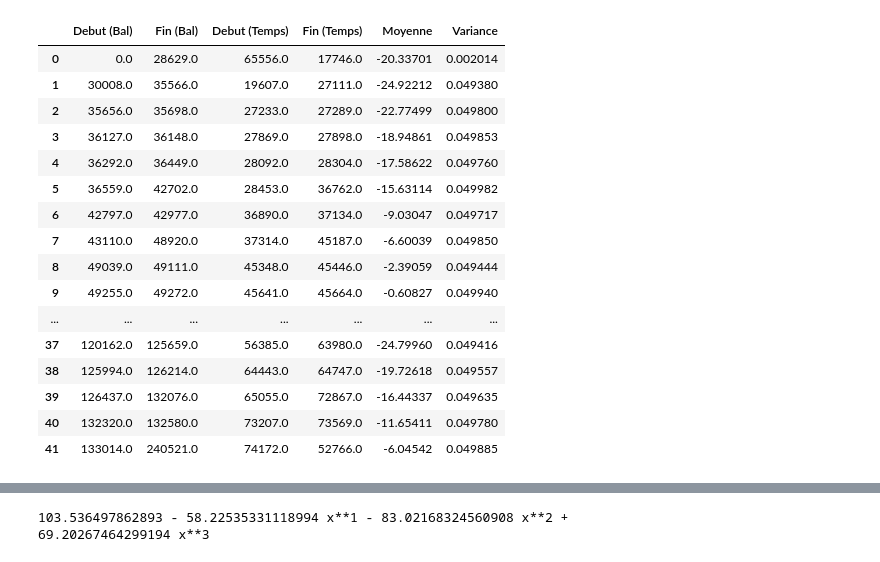
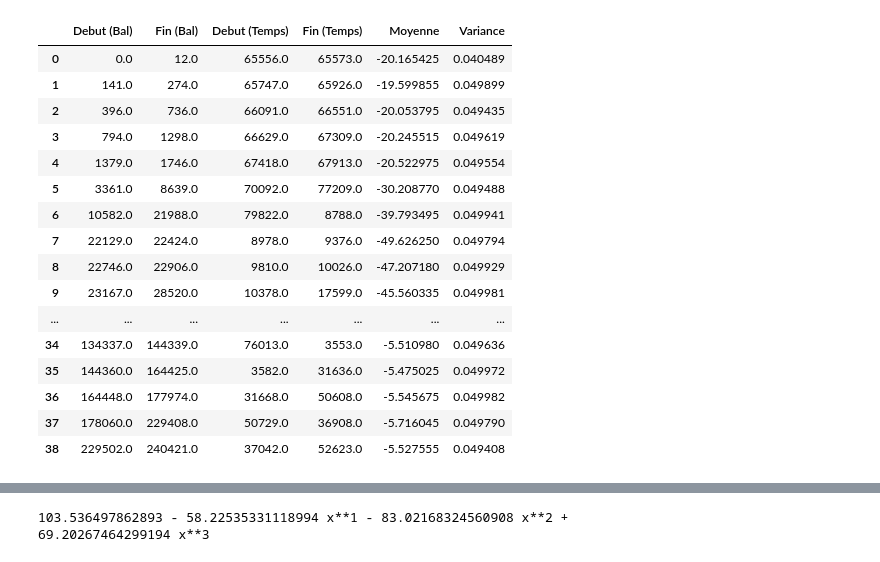
Before and after one commit to MatLD33/Projet-Info, a Jupyter notebook: lecture.ipynb, the cells around one changed output, grey strips where cells are left out. Cells and saved outputs as stored; diff of their text form; code cells hidden in the pictures.

```diff
--- a/lecture.ipynb
+++ b/lecture.ipynb
@@ -6,6 +6,7 @@ import numpy as np
 def str_to_float(number):
     '''
     Cette fonction permet de convertir un string en float
+    Elle est nécessaire au vu de la façon dont sont écrits les nombres dans les fichiers csv
     Ex : '1234,56' -> 1234.56
     '''
     num = number.split(',')
@@ -35,6 +36,10 @@ def create_data(path,n,data_type = 'value'):
     '''
     Cette fonction retourne les données d'un fichier csv
     Elle retroune les données de la colonne n
+
+    x : abscisses en numéro de balayage
+    data_to_plot : nom de la donnée
+    val : valeur des données en float ou time
     '''
     data = pd.read_csv(path, index_col="Bal", delimiter=";")
     columns = data.columns
@@ -109,4 +114,5 @@ def detect_stable_stage(path, precision=0.1, window_size=100, plot=False) :
     if plot :
         plt.plot(variances)
         plt.plot([precision]*(n-window_size),'r')
+        plt.ylabel('Variance')
     return stages_matrix
@@ -134,12 +166,14 @@ array([[ 0.00000000e+00,  2.86290000e+04,  6.55560000e+04,
 # %%
 def stables_stage_csv(path, precision=0.1, window_size=100):
     '''
-    Cette fonction permet de détecter les paliers stables d'un fichier csv
+    Cette fonction permet de retourne les paliers stables d'un fichier csv
     Elle retourne une dataframe de taille (nb_stages,4) avec :
     - La première colonne : le début du palier
     - La deuxième colonne : la fin du palier
-    - La troisième colonne : la moyenne du palier
-    - La quatrième colonne : la variance du palier
+    - La troisième colonne : le début du palier (en temps)
+    - La quatrième colonne : la fin du palier (en temps)
+    - La cinquièle colonne : la moyenne du palier
+    - La sixième colonne : la variance du palier
     '''
     stages_matrix = detect_stable_stage(path, precision, window_size)
     nb_stages = len(stages_matrix)
@@ -148,25 +182,25 @@ def stables_stage_csv(path, precision=0.1, window_size=100):
     df.to_csv('Plot\\mat_'+new_name(path,'csv'))
     return df
 # %%
-stables_stage_csv("Data\\refPVT.csv",precision=0.05,window_size=100)
+stables_stage_csv("Data\\refPVT.csv",precision=0.05,window_size=200)
 # %% [output]
 |  | Debut (Bal) | Fin (Bal) | Debut (Temps) | Fin (Temps) | Moyenne | Variance |
-| 0 | 0.0 | 28629.0 | 65556.0 | 17746.0 | -20.33701 | 0.002014 |
-| 1 | 30008.0 | 35566.0 | 19607.0 | 27111.0 | -24.92212 | 0.049380 |
-| 2 | 35656.0 | 35698.0 | 27233.0 | 27289.0 | -22.77499 | 0.049800 |
-| 3 | 36127.0 | 36148.0 | 27869.0 | 27898.0 | -18.94861 | 0.049853 |
-| 4 | 36292.0 | 36449.0 | 28092.0 | 28304.0 | -17.58622 | 0.049760 |
-| 5 | 36559.0 | 42702.0 | 28453.0 | 36762.0 | -15.63114 | 0.049982 |
-| 6 | 42797.0 | 42977.0 | 36890.0 | 37134.0 | -9.03047 | 0.049717 |
-| 7 | 43110.0 | 48920.0 | 37314.0 | 45187.0 | -6.60039 | 0.049850 |
-| 8 | 49039.0 | 49111.0 | 45348.0 | 45446.0 | -2.39059 | 0.049444 |
-| 9 | 49255.0 | 49272.0 | 45641.0 | 45664.0 | -0.60827 | 0.049940 |
+| 0 | 0.0 | 12.0 | 65556.0 | 65573.0 | -20.165425 | 0.040489 |
+| 1 | 141.0 | 274.0 | 65747.0 | 65926.0 | -19.599855 | 0.049899 |
+| 2 | 396.0 | 736.0 | 66091.0 | 66551.0 | -20.053795 | 0.049435 |
+| 3 | 794.0 | 1298.0 | 66629.0 | 67309.0 | -20.245515 | 0.049619 |
+| 4 | 1379.0 | 1746.0 | 67418.0 | 67913.0 | -20.522975 | 0.049554 |
+| 5 | 3361.0 | 8639.0 | 70092.0 | 77209.0 | -30.208770 | 0.049488 |
+| 6 | 10582.0 | 21988.0 | 79822.0 | 8788.0 | -39.793495 | 0.049941 |
+| 7 | 22129.0 | 22424.0 | 8978.0 | 9376.0 | -49.626250 | 0.049794 |
+| 8 | 22746.0 | 22906.0 | 9810.0 | 10026.0 | -47.207180 | 0.049929 |
+| 9 | 23167.0 | 28520.0 | 10378.0 | 17599.0 | -45.560335 | 0.049981 |
 | ... | ... | ... | ... | ... | ... | ... |
-| 37 | 120162.0 | 125659.0 | 56385.0 | 63980.0 | -24.79960 | 0.049416 |
-| 38 | 125994.0 | 126214.0 | 64443.0 | 64747.0 | -19.72618 | 0.049557 |
-| 39 | 126437.0 | 132076.0 | 65055.0 | 72867.0 | -16.44337 | 0.049635 |
-| 40 | 132320.0 | 132580.0 | 73207.0 | 73569.0 | -11.65411 | 0.049780 |
-| 41 | 133014.0 | 240521.0 | 74172.0 | 52766.0 | -6.04542 | 0.049885 |
+| 34 | 134337.0 | 144339.0 | 76013.0 | 3553.0 | -5.510980 | 0.049636 |
+| 35 | 144360.0 | 164425.0 | 3582.0 | 31636.0 | -5.475025 | 0.049972 |
+| 36 | 164448.0 | 177974.0 | 31668.0 | 50608.0 | -5.545675 | 0.049982 |
+| 37 | 178060.0 | 229408.0 | 50729.0 | 36908.0 | -5.716045 | 0.049790 |
+| 38 | 229502.0 | 240421.0 | 37042.0 | 52623.0 | -5.527555 | 0.049408 |
 # %%
 def stables_stage_list(path, precision=0.1, window_size=100):
     '''
```
Also changed, not shown: parts of 13 cells of this notebook, 1 other file.
